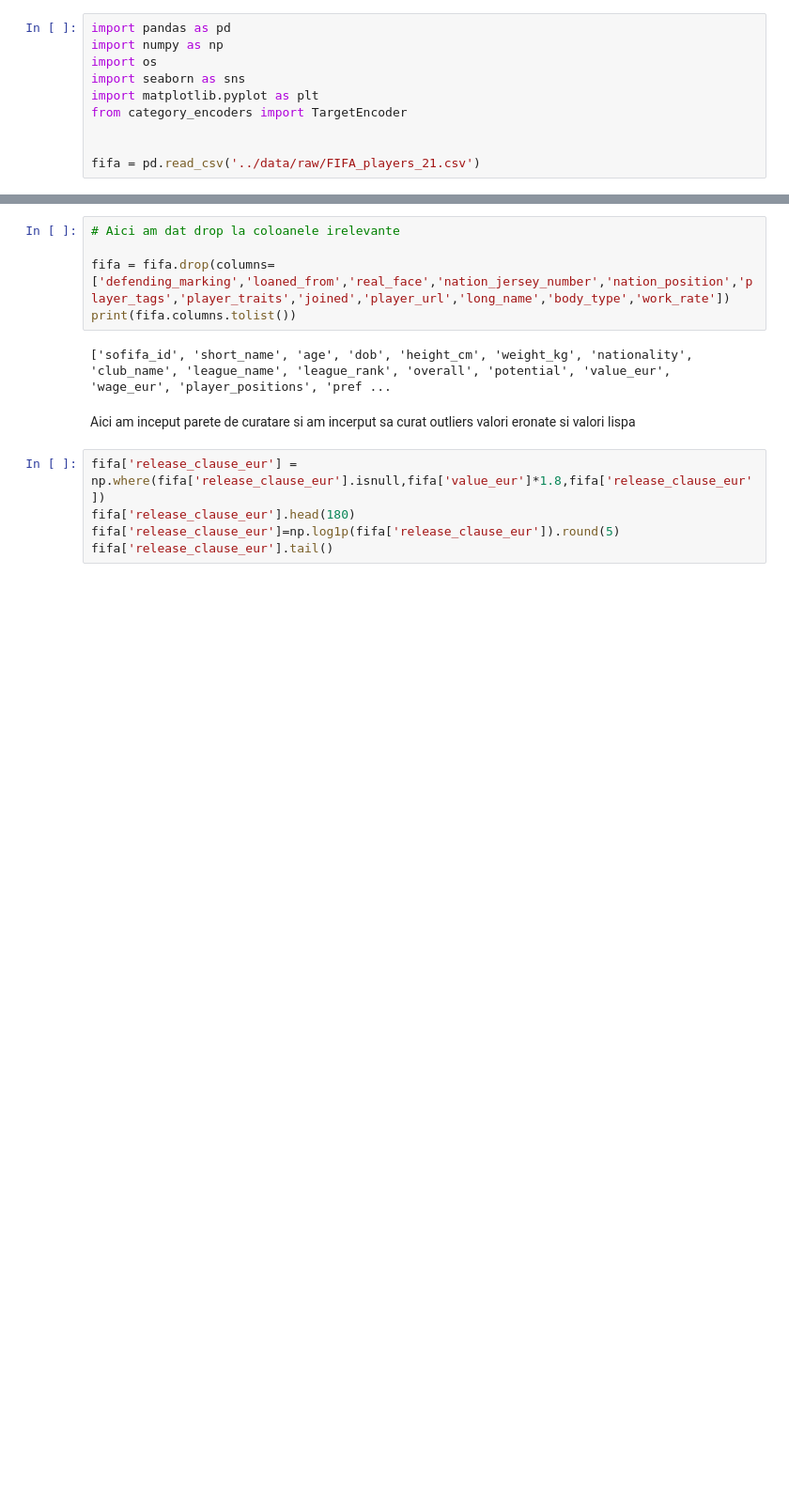
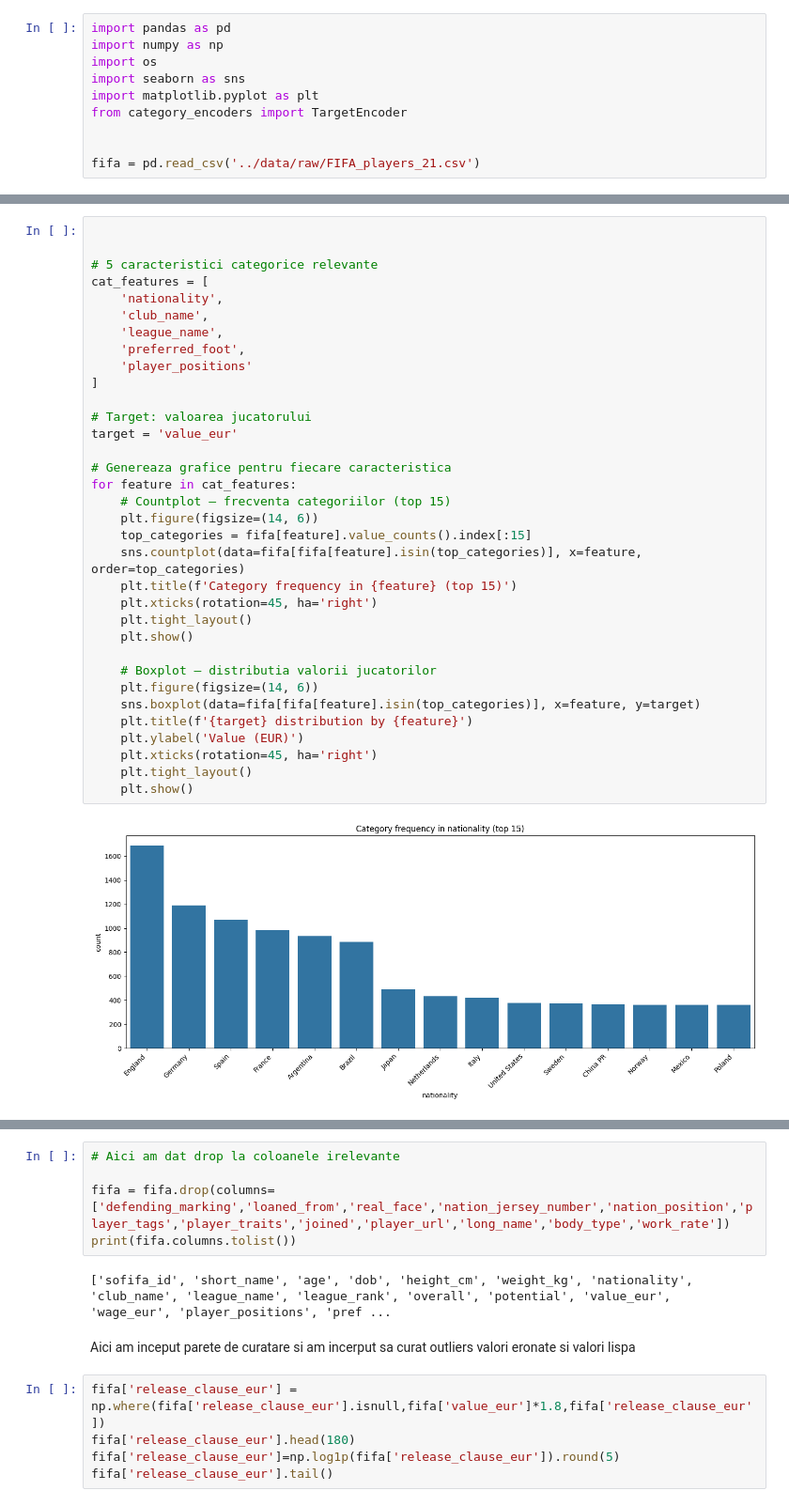
Before and after one commit to LukasL2004/data-science-internship, a Jupyter notebook: notebooks/week1_data_exploration.ipynb, the cells around one changed output, grey strips where cells are left out. Shown at 94% size. Saved outputs shown, nothing was run; the diff lists cells and outputs as text; blank space fills up the shorter version.

```diff
--- a/notebooks/week1_data_exploration.ipynb
+++ b/notebooks/week1_data_exploration.ipynb
@@ -10,0 +20,36 @@ fifa = pd.read_csv('../data/raw/FIFA_players_21.csv')
+# %%
+
+
+# 5 caracteristici categorice relevante
+cat_features = [
+    'nationality',
+    'club_name',
+    'league_name',
+    'preferred_foot',
+    'player_positions'
+]
+
+# Target: valoarea jucatorului
+target = 'value_eur'
+
+# Genereaza grafice pentru fiecare caracteristica
+for feature in cat_features:
+    # Countplot – frecventa categoriilor (top 15)
+    plt.figure(figsize=(14, 6))
+    top_categories = fifa[feature].value_counts().index[:15]
+    sns.countplot(data=fifa[fifa[feature].isin(top_categories)], x=feature, order=top_categories)
+    plt.title(f'Category frequency in {feature} (top 15)')
+    plt.xticks(rotation=45, ha='right')
+    plt.tight_layout()
+    plt.show()
+
+    # Boxplot – distributia valorii jucatorilor
+    plt.figure(figsize=(14, 6))
+    sns.boxplot(data=fifa[fifa[feature].isin(top_categories)], x=feature, y=target)
+    plt.title(f'{target} distribution by {feature}')
+    plt.ylabel('Value (EUR)')
+    plt.xticks(rotation=45, ha='right')
+    plt.tight_layout()
+    plt.show()
+# %% [output]
+[figure, added]
```
Also changed, not shown: parts of 12 cells of this notebook, 10 other files.
